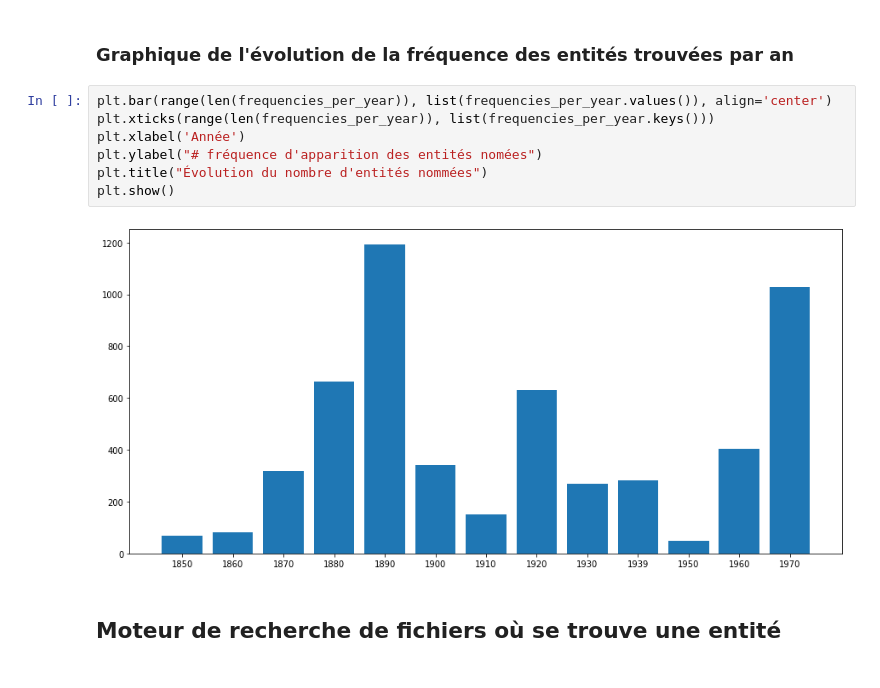
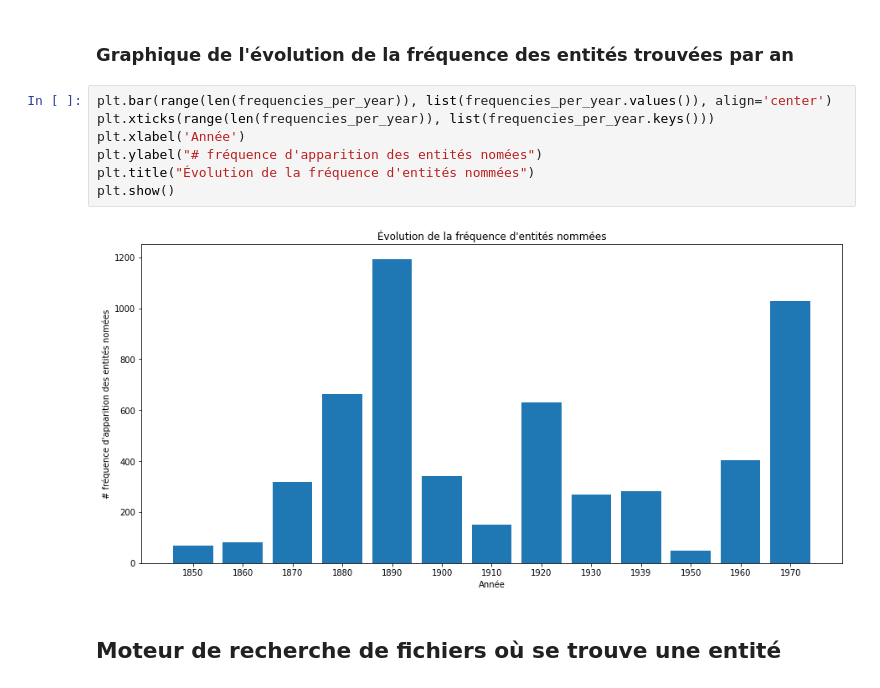
Before and after one commit to MariCanizo/tac, a Jupyter notebook: Travail Final/reconnaissance_entites.ipynb, the cells around one changed output. Cells and saved outputs as stored; diff of their text form.

```diff
--- a/Travail Final/reconnaissance_entites.ipynb
+++ b/Travail Final/reconnaissance_entites.ipynb
@@ -300,12 +291,12 @@ plt.show()
 # %%
 plt.bar(range(len(frequencies_per_year)), list(frequencies_per_year.values()), align='center')
 plt.xticks(range(len(frequencies_per_year)), list(frequencies_per_year.keys()))
 plt.xlabel('Année')
 plt.ylabel("# fréquence d'apparition des entités nomées")
-plt.title("Évolution du nombre d'entités nommées")
+plt.title("Évolution de la fréquence d'entités nommées")
 plt.show()
 # %% [output]
-[figure, old version]
+[figure, new version]
 # %% [markdown]
 ## Moteur de recherche de fichiers où se trouve une entité
 # %% [markdown]
```
Also changed, not shown: parts of 6 cells of this notebook.
